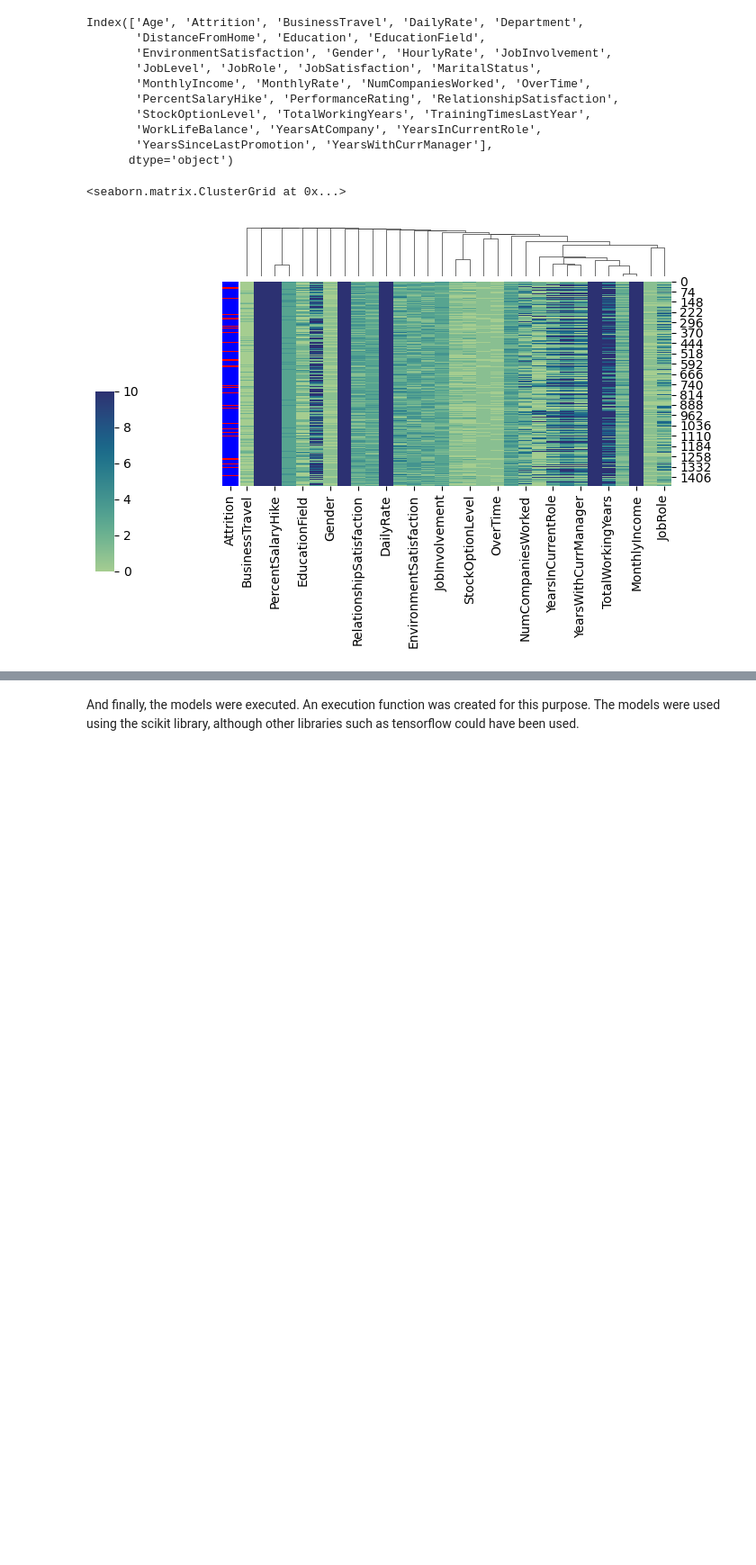
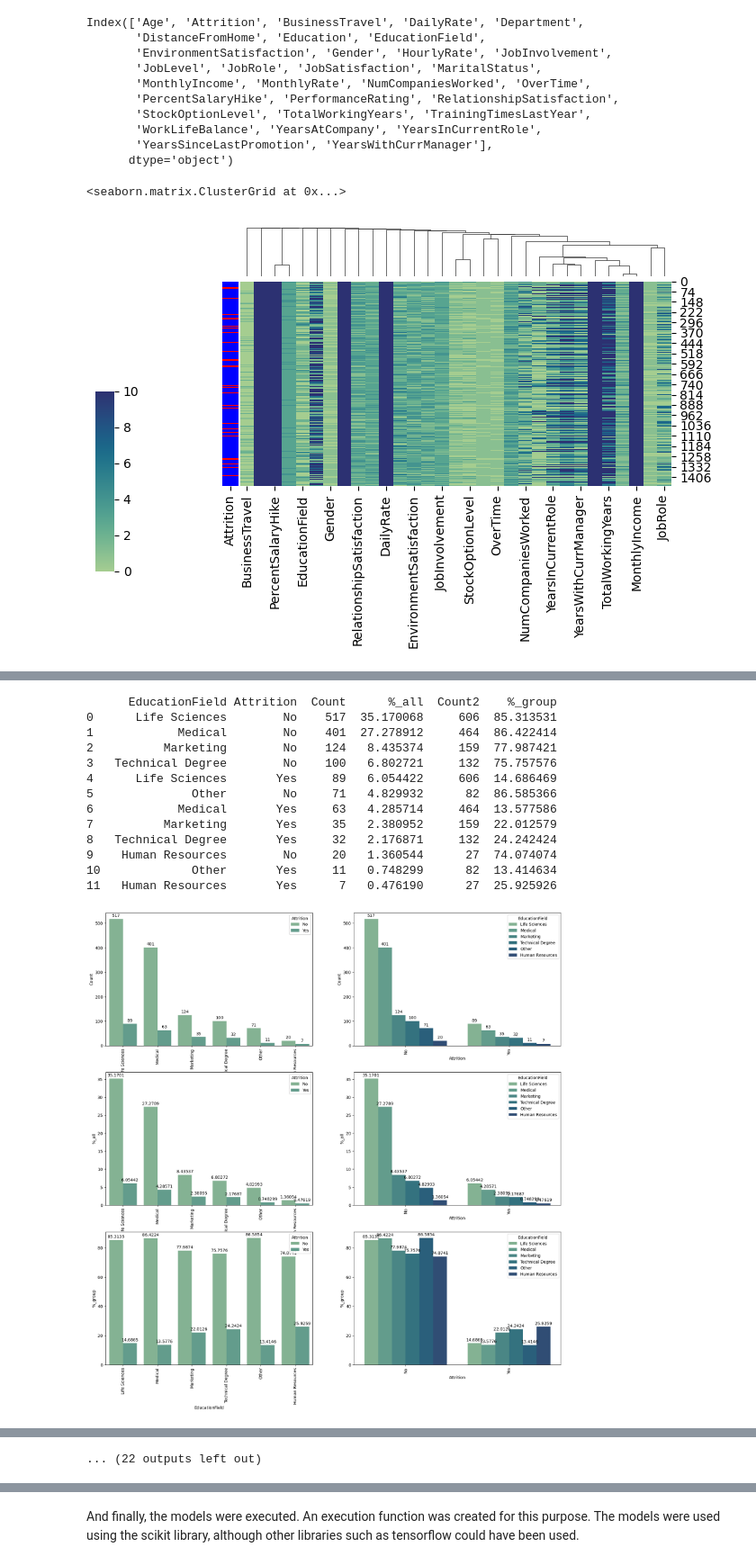
Before and after one commit to mnikolop/case2-IBM-HR, a Jupyter notebook: code/IBM-attrition.ipynb, the cells around one changed output, grey strips where cells are left out. Shown at 90% size. Drawn from its saved outputs; the diff is of its cells as text; code cells hidden in the pictures; blank space fills up the shorter version.

```diff
--- a/code/IBM-attrition.ipynb
+++ b/code/IBM-attrition.ipynb
@@ -271,0 +235,77 @@ for feature in features_to_analyse:
+# %%
+# counts_and_percent = pd.DataFrame()
+
+for feature in features_to_analyse:
+    # print(feature)
+    # fig = plt.figure()
+
+    # plt.gcf().subplots_adjust(bottom=0.4)
+
+    categories = data_df[feature].unique()
+    # print(categories)
+    temp = data_df.groupby([feature, 'Attrition']
+                           ).size().sort_values(ascending=False).reset_index(name='Count')
+    temp['%_all'] = (temp.Count / data_df.shape[0]) * 100
+
+    temp = temp.join(data_df.groupby([feature]).size().sort_values(
+        ascending=False).reset_index(name='Count2').set_index(feature), on=feature)
+    temp['%_group'] = (temp.Count / temp.Count2) * 100
+    # counts_and_percent = pd.concat(
+    #     [counts_and_percent, temp], axis=0).reset_index(drop=True)
+    print(temp)
+
+    fig, ax = plt.subplots(3, 2, figsize=(20, 20))
+
+    fig1 = sns.barplot(data=temp, x=feature, y="Count",
+                       hue="Attrition", ax=ax[0, 0])
+    fig1.set_xticklabels(fig1.get_xticklabels(), rotation=90,)
+    for bars in fig1.containers:
+        fig1.bar_label(bars, padding=3)
+
+    fig2 = sns.barplot(data=temp, x="Attrition",
+                       y="Count", hue=feature, ax=ax[0, 1])
+    fig2.set_xticklabels(fig2.get_xticklabels(), rotation=90,)
+    for bars in fig2.containers:
+        fig2.bar_label(bars, padding=3)
+
+    fig3 = sns.barplot(data=temp, x=feature,
+                       y="%_all", hue="Attrition", ax=ax[1, 0])
+    fig3.set_xticklabels(fig3.get_xticklabels(), rotation=90,)
+    for bars in fig3.containers:
+        fig3.bar_label(bars, padding=3)
+
+    fig4 = sns.barplot(data=temp, x="Attrition",
+                       y="%_all", hue=feature, ax=ax[1, 1])
+    fig4.set_xticklabels(fig4.get_xticklabels(), rotation=90,)
+    for bars in fig4.containers:
+        fig4.bar_label(bars, padding=3)
+
+    fig5 = sns.barplot(data=temp, x=feature,
+                       y="%_group", hue="Attrition", ax=ax[2, 0])
+    fig5.set_xticklabels(fig5.get_xticklabels(), rotation=90,)
+    for bars in fig5.containers:
+        fig5.bar_label(bars, padding=3)
+
+    fig6 = sns.barplot(data=temp, x="Attrition",
+                       y="%_group", hue=feature, ax=ax[2, 1])
+    fig6.set_xticklabels(fig6.get_xticklabels(), rotation=90,)
+    for bars in fig6.containers:
+        fig6.bar_label(bars, padding=3)
+
+
+    plt.show(fig)
+# %% [output]
+      EducationField Attrition  Count      %_all  Count2    %_group
+0      Life Sciences        No    517  35.170068     606  85.313531
+1            Medical        No    401  27.278912     464  86.422414
+2          Marketing        No    124   8.435374     159  77.987421
+3   Technical Degree        No    100   6.802721     132  75.757576
+4      Life Sciences       Yes     89   6.054422     606  14.686469
+5              Other        No     71   4.829932      82  86.585366
+6            Medical       Yes     63   4.285714     464  13.577586
+7          Marketing       Yes     35   2.380952     159  22.012579
+8   Technical Degree       Yes     32   2.176871     132  24.242424
+9    Human Resources        No     20   1.360544      27  74.074074
+10             Other       Yes     11   0.748299      82  13.414634
+11   Human Resources       Yes      7   0.476190      27  25.925926
+[figure, added]
@@ -271,0 +376 @@ for feature in features_to_analyse:
+... (22 outputs left out)
```
Also changed, not shown: parts of 7 cells of this notebook, 1 other file.
